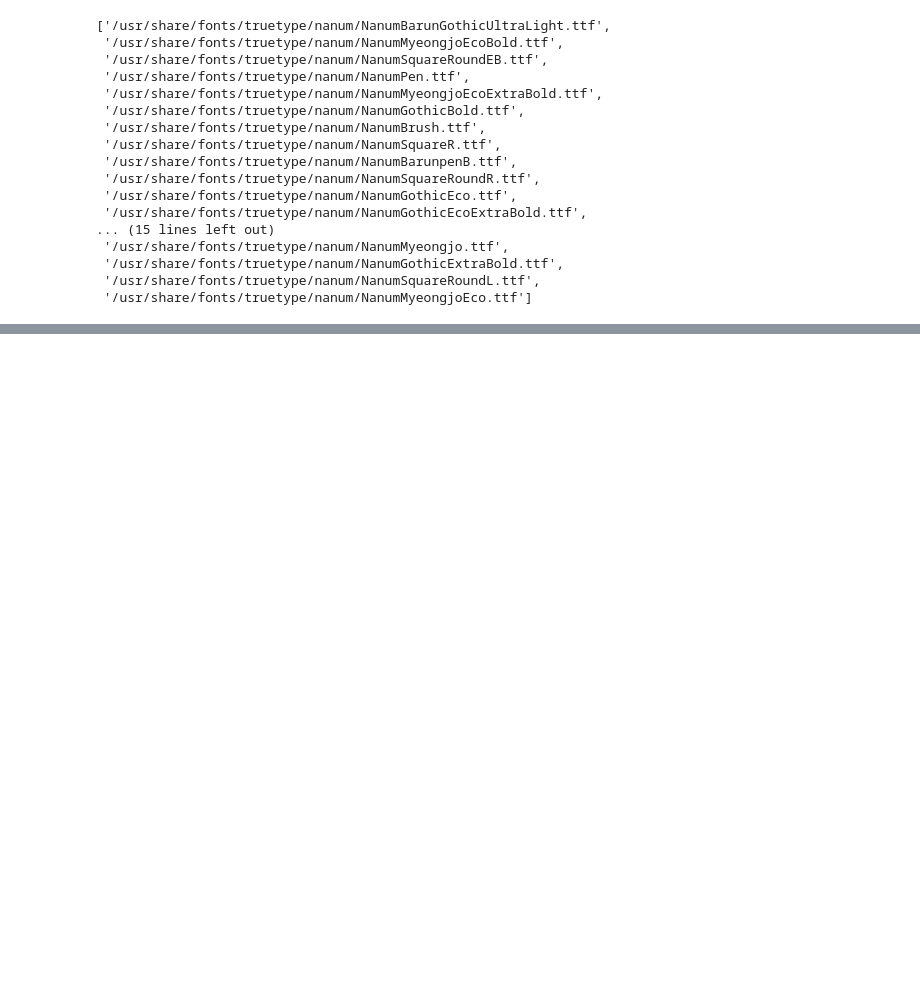
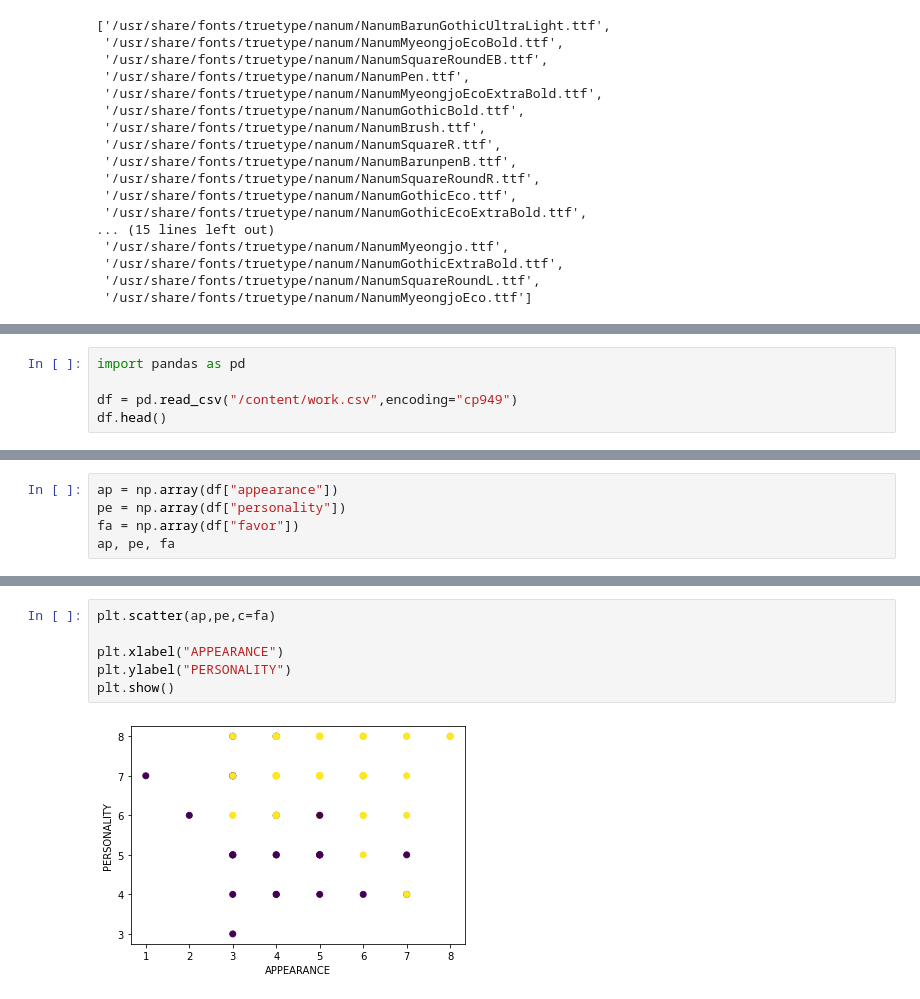
Before and after one commit to eaglehkim/python, a Jupyter notebook: prac2.ipynb, the cells around one changed output, grey strips where cells are left out. Saved outputs shown, nothing was run; the diff lists cells and outputs as text; blank space fills up the shorter version.

```diff
--- a/prac2.ipynb
+++ b/prac2.ipynb
@@ -2602,0 +2686,5 @@ nanum_font     # 나눔체 확인~~
+# %%
+import pandas as pd
+
+df = pd.read_csv("/content/work.csv",encoding="cp949")
+df.head()
@@ -2602,0 +2698,5 @@ nanum_font     # 나눔체 확인~~
+# %%
+ap = np.array(df["appearance"])
+pe = np.array(df["personality"])
+fa = np.array(df["favor"])
+ap, pe, fa
@@ -2602,0 +2775,8 @@ nanum_font     # 나눔체 확인~~
+# %%
+plt.scatter(ap,pe,c=fa)
+
+plt.xlabel("APPEARANCE")
+plt.ylabel("PERSONALITY")
+plt.show()
+# %% [output]
+[figure, added]
```
Also changed, not shown: parts of 24 cells of this notebook.
